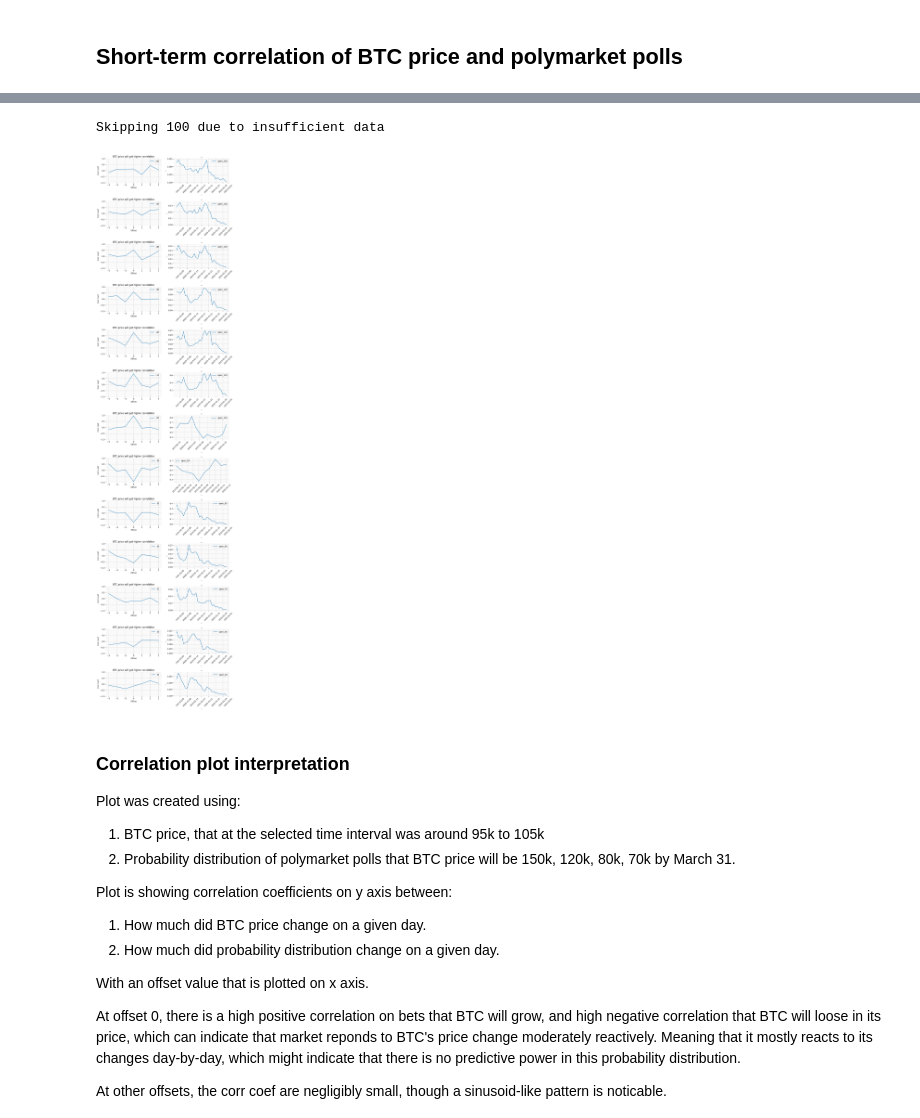
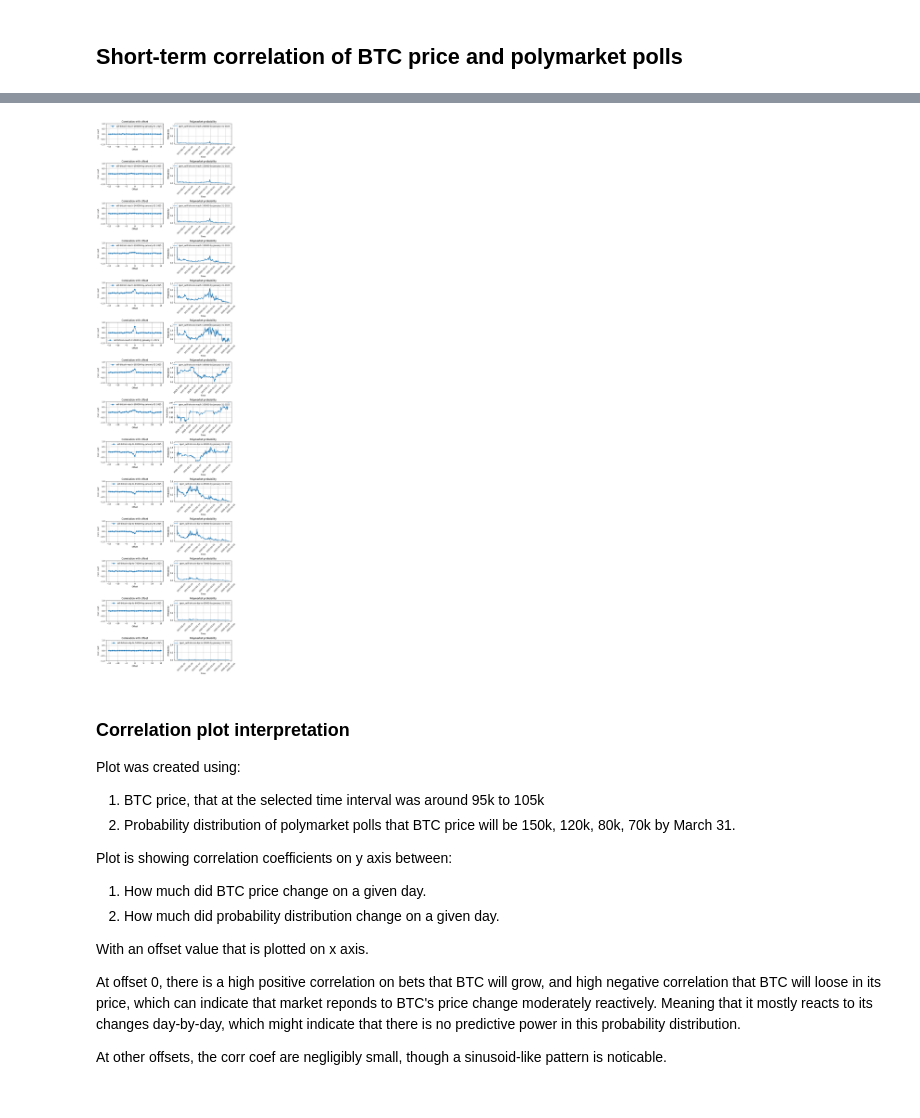
Before and after one commit to DiceNameIsMy/algotrading, a Jupyter notebook: src/main.ipynb, the cells around one changed output, grey strips where cells are left out. Saved outputs shown, nothing was run; the diff lists cells and outputs as text; code cells hidden in the pictures.

```diff
--- a/src/main.ipynb
+++ b/src/main.ipynb
@@ -384,10 +97,31 @@ plot_delta_correlation(pm_df, Client.KLINE_INTERVAL_1HOUR)
-# %%
-
-pm_df = load_pm_dataset('2_pm_BTC_1d.csv')
-plot_delta_correlation(pm_df, Client.KLINE_INTERVAL_1DAY)
-# %% [output]
-Skipping 100 due to insufficient data
-[figure, removed]
+# %%
+# importlib.reload(poly_api)
+
+from datetime import datetime
+import analysis
+import poly_api
+
+# Same markets as in 2_pm_BTC_1(d|h).csv
+market_ids = "0xc2c1038424a37a044781d1915e82ddbea1515d79cdb8966a2bf0a658b178b21c,0x69c7ea583787dee4228468864414f33c84c3ab58c2eaba37ca7a5c0aed4e899e,0xd7fa09afd9c184f94edb6f15f5f98640dc3f5418ffbd520a10ef3f4775414c73,0x78dd44195111f89210b059180792a1fa156d1f211392e76575dc36846e815987,0x7c662197ecf9c6c2441c1cb57e8c8a761a5782eeb0c219dc14daf3f165d188a1,0x0f3131c874579825ecdbbda8c7aeed071aa908d7c993792c393285900e68906f,0x44c5b4d851e8c06698c13b54e8ba33e37637e13bdb3f375ce0b6727b2aa06b48,0x0bdabf234110590a6475e88f386ec7512f0f0d8038989e39259f0eb995650594,0xcdab757d22e9ca242163475ed1426e6a8d2c9a579b39198f7cec223024ee2e89,0x8d29692749f246da11fb329a2ecaf95d08cc6c97d3f8ebe0c052d1ce42057595,0xda728da52dda8a465dd49a1e9a6daa000b2116bd799b18ec383c68e68c693bda,0x263c7f77dc9cc2a68ce238794051b4801ae0d0aa0b1242a54726a8860a1809e8,0xd100eaa5eb47d06b9f3f4ff37ad34c1e588b3f322cd8d7d408c379a2ce3ea03e,0x906a2b90f30c62e09dce56fababafafbc4338cb8dac94ac6c3038327d0447180".split(
+    ","
+)
+
+# Load data with 3 minutes interval between samples
+fidelity = 3
+ts_options = poly_api.TSOptions(
+    fidelity,
+    (datetime.fromisoformat("2025-01-02 19:00"), datetime.fromisoformat("2025-01-30 23:00")),
+)
+market_data = poly_api.load_markets_data(market_ids, ts_options)
+
+processed_market_data = poly_datasets.process_pm_df(market_data)
+
+# Load corresponding BTC data from binance & plot it
+analysis.plot_delta_correlation(
+    processed_market_data, data.FIDELITY_MAPPING[fidelity], 15
+)
+# %% [output]
+[figure, added]
 # %% [markdown]
 ### Correlation plot interpretation
 
```
Also changed, not shown: parts of 15 cells of this notebook, 11 other files.
